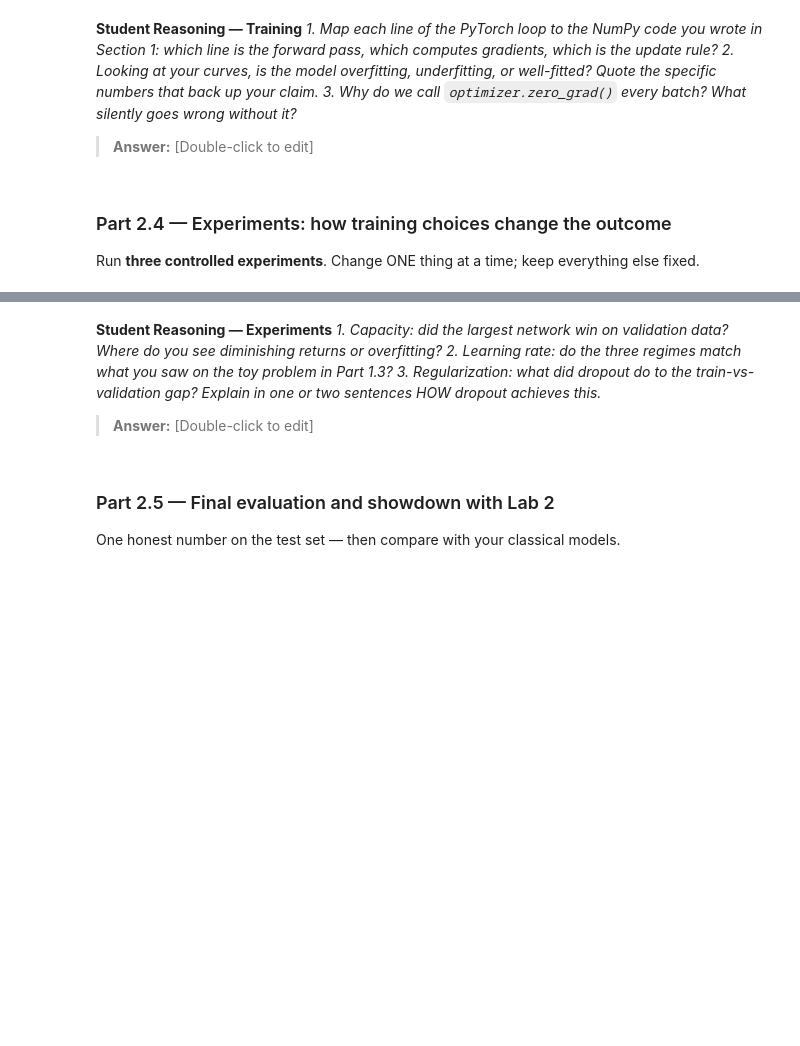
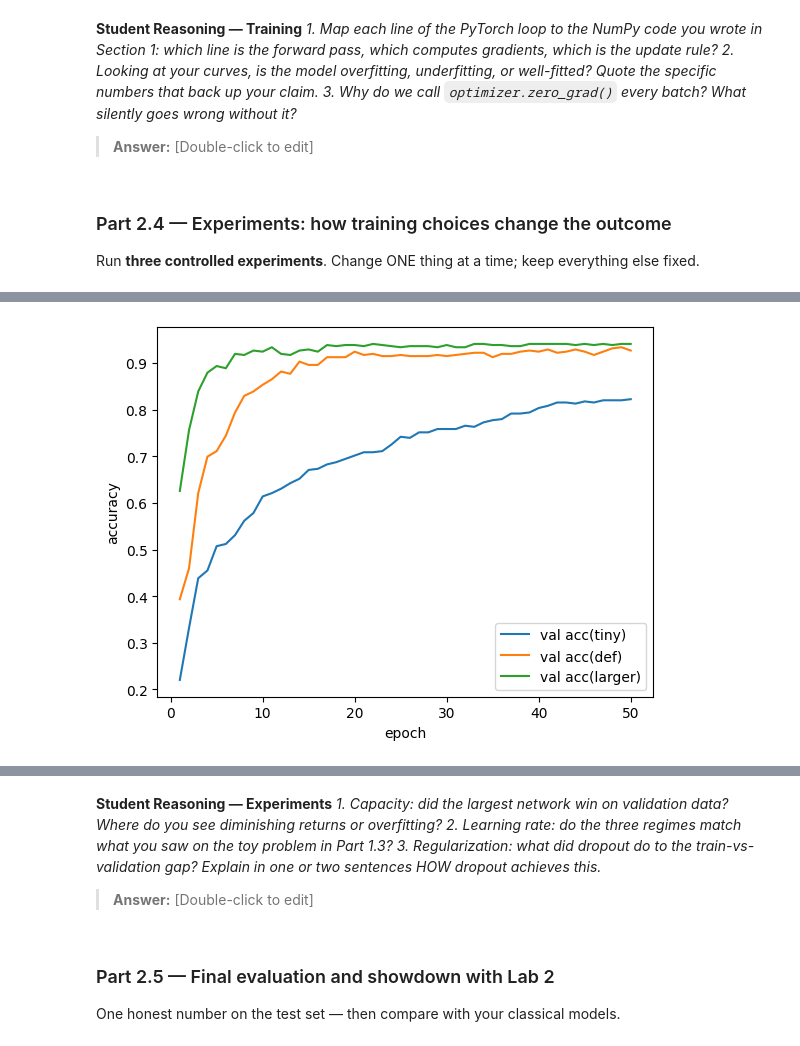
Before and after one commit to victoriabrowwn/lab---3, a Jupyter notebook: Lab_3.ipynb, the cells around one changed output, grey strips where cells are left out. Cells and saved outputs as stored; diff of their text form; code cells hidden in the pictures; blank space fills up the shorter version.

Commit message:
Part 2.4

```diff
--- a/Lab_3.ipynb
+++ b/Lab_3.ipynb
@@ -580,0 +648,89 @@ Run **three controlled experiments**. Change ONE thing at a time; keep everythin
+# %%
+# Wrap your Part 2.3 loop in a function first:
+#   def run_experiment(hidden_sizes=(64, 32), lr=1e-3, batch_size=32, epochs=50, dropout=0.0):
+#       ... returns history dict ...
+def run_experiment(
+    hidden_sizes=(64, 32), lr=1e-3, batch_size=32, epochs=50, dropout=0.0
+):
+    model = FeedForwardNet(
+        input_dim=X_train_t.shape[1], hidden_sizes=hidden_sizes, dropout=dropout
+    )
+    model.to(DEVICE)
+    criterion = nn.CrossEntropyLoss()
+    optimizer = torch.optim.Adam(model.parameters(), lr=lr)
+    history = {"train_loss": [], "val_loss": [], "train_acc": [], "val_acc": []}
+    best_val_acc = 0.0
+    XTr_loader = DataLoader(XTr_set, batch_size=batch_size, shuffle=True)
+    XVl_loader = DataLoader(XVl_set, batch_size=batch_size, shuffle=False)
+    XTst_loader = DataLoader(XTst_set, batch_size=batch_size, shuffle=False)
+
+    for epoch in range(epochs):
+        model.train()
+        for xb, yb in XTr_loader:
+            optimizer.zero_grad()
+            logits = model(xb.to(DEVICE))
+            loss = criterion(logits, yb.to(DEVICE))
+            loss.backward()
+            optimizer.step()
+
+        train_loss, train_acc = evaluate(XTr_loader, model, criterion)
+        val_loss, val_acc = evaluate(XVl_loader, model, criterion)
+
+        history["train_loss"].append(train_loss)
+        history["val_loss"].append(val_loss)
+        history["train_acc"].append(train_acc)
+        history["val_acc"].append(val_acc)
+
+        if val_acc > best_val_acc:
+            best_val_acc = val_acc
+            torch.save(model.state_dict(), "ffn_best.pt")
+
+        print(
+            f"Epoch {epoch + 1}: train_loss={train_loss:.4f}, val_loss={val_loss:.4f}, "
+            f"train_acc={train_acc:.4f}, val_acc={val_acc:.4f}"
+        )
+    return history
+
+
+# TODO — Experiment A (capacity): tiny (8,) vs default (64, 32) vs large (256, 128, 64).
+tinyExp = run_experiment(hidden_sizes=(8,))
+defExp = run_experiment()
+largeExp = run_experiment(hidden_sizes=(256, 128, 64))
+#   Plot the three validation-accuracy curves together.
+plt.plot(epochs_range, tinyExp["val_acc"], label="val acc(tiny)")
+plt.plot(epochs_range, defExp["val_acc"], label="val acc(def)")
+plt.plot(epochs_range, largeExp["val_acc"], label="val acc(larger)")
+plt.xlabel("epoch")
+plt.ylabel("accuracy")
+plt.legend()
+plt.show()
+
+
+# TODO — Experiment B (learning rate): lr = 1e-4, 1e-3, 1e-1 (same architecture).
+loLR = run_experiment(lr=1e-4)
+meLR = run_experiment(lr=1e-3)
+HiLR = run_experiment(lr=1e-1)
+#   Plot the three validation-loss curves together. Compare with Part 1.3.
+plt.plot(epochs_range, loLR["val_loss"], label="val loss(low)")
+plt.plot(epochs_range, meLR["val_loss"], label="val loss(mid)")
+plt.plot(epochs_range, HiLR["val_loss"], label="val loss(high)")
+plt.xlabel("epoch")
+plt.ylabel("loss")
+plt.legend()
+plt.show()
+
+
+# TODO — Experiment C (regularization): take your LARGEST network and train it
+#   with and without nn.Dropout(0.3) after each hidden layer.
+#   Plot train vs validation accuracy for both runs.
+largeExp2 = run_experiment(hidden_sizes=(256, 128, 64), dropout=0.3)
+plt.plot(epochs_range, largeExp["val_acc"], label="val acc(no drop)")
+plt.plot(epochs_range, largeExp["train_acc"], label="train acc(no drop)")
+plt.plot(epochs_range, largeExp2["val_acc"], label="val acc( drop)")
+plt.plot(epochs_range, largeExp2["train_acc"], label="train acc(drop)")
+plt.xlabel("epoch")
+plt.ylabel("accuracy")
+plt.legend()
+plt.show()
+largeExp = run_experiment(hidden_sizes=(256, 128, 64))
+# %% [output]
@@ -580,0 +754 @@ Run **three controlled experiments**. Change ONE thing at a time; keep everythin
+[figure, added]
```
Also changed, not shown: parts of 3 cells of this notebook.
